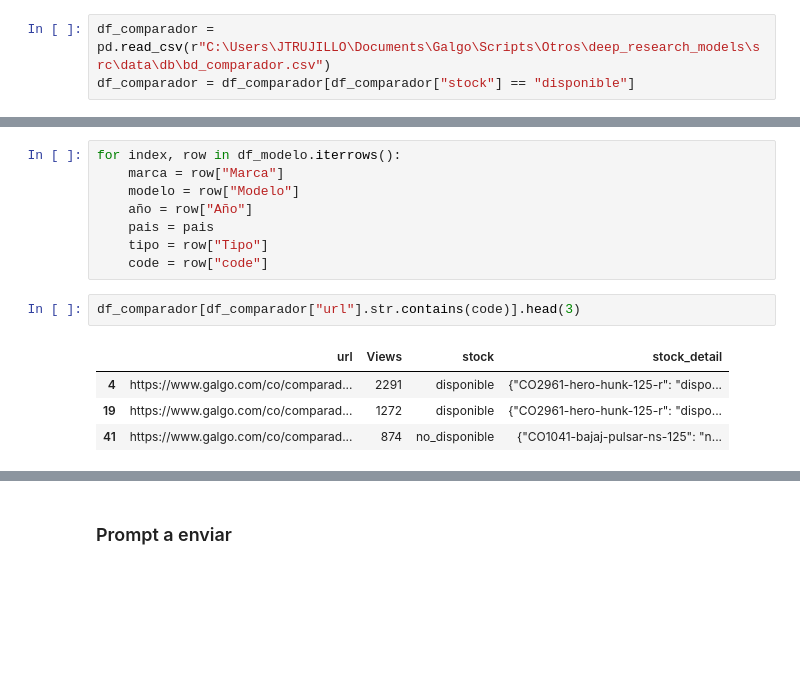
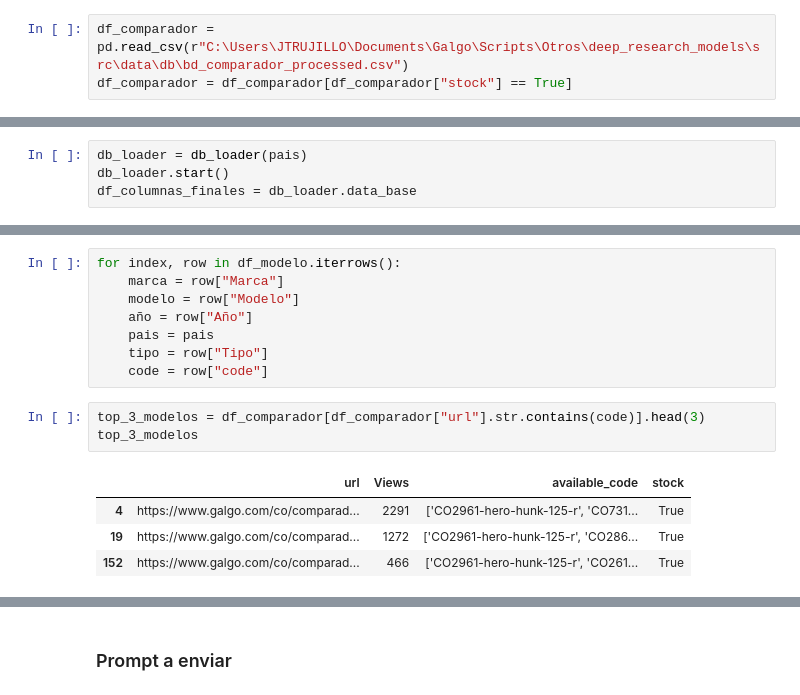
Before and after one commit to jeantp-galgo/knowledge_base_creator, a Jupyter notebook: src/notebooks/app.ipynb, the cells around one changed output, grey strips where cells are left out. Cells and saved outputs as stored; diff of their text form; blank space fills up the shorter version.

```diff
--- a/src/notebooks/app.ipynb
+++ b/src/notebooks/app.ipynb
@@ -21,5 +24,5 @@ pais = "Colombia"
 # %% [markdown]
 ### DB del comparador
 # %%
-df_comparador = pd.read_csv(r"C:\Users\JTRUJILLO\Documents\Galgo\Scripts\Otros\deep_research_models\src\data\db\bd_comparador.csv")
-df_comparador = df_comparador[df_comparador["stock"] == "disponible"]
+df_comparador = pd.read_csv(r"C:\Users\JTRUJILLO\Documents\Galgo\Scripts\Otros\deep_research_models\src\data\db\bd_comparador_processed.csv")
+df_comparador = df_comparador[df_comparador["stock"] == True]
@@ -84,0 +31,4 @@ df_columnas_finales = df_desduplicadas[columnas_finales]
+# %%
+db_loader = db_loader(pais)
+db_loader.start()
+df_columnas_finales = db_loader.data_base
@@ -93,9 +50,10 @@ for index, row in df_modelo.iterrows():
     tipo = row["Tipo"]
     code = row["code"]
 # %%
-df_comparador[df_comparador["url"].str.contains(code)].head(3)
+top_3_modelos = df_comparador[df_comparador["url"].str.contains(code)].head(3)
+top_3_modelos
 # %% [output]
-|  | url | Views | stock | stock_detail |
-| 4 | https://www.galgo.com/co/comparad... | 2291 | disponible | {"CO2961-hero-hunk-125-r": "dispo... |
-| 19 | https://www.galgo.com/co/comparad... | 1272 | disponible | {"CO2961-hero-hunk-125-r": "dispo... |
-| 41 | https://www.galgo.com/co/comparad... | 874 | no_disponible | {"CO1041-bajaj-pulsar-ns-125": "n... |
+|  | url | Views | available_code | stock |
+| 4 | https://www.galgo.com/co/comparad... | 2291 | ['CO2961-hero-hunk-125-r', 'CO731... | True |
+| 19 | https://www.galgo.com/co/comparad... | 1272 | ['CO2961-hero-hunk-125-r', 'CO286... | True |
+| 152 | https://www.galgo.com/co/comparad... | 466 | ['CO2961-hero-hunk-125-r', 'CO261... | True |
```
Also changed, not shown: parts of 29 cells of this notebook.
